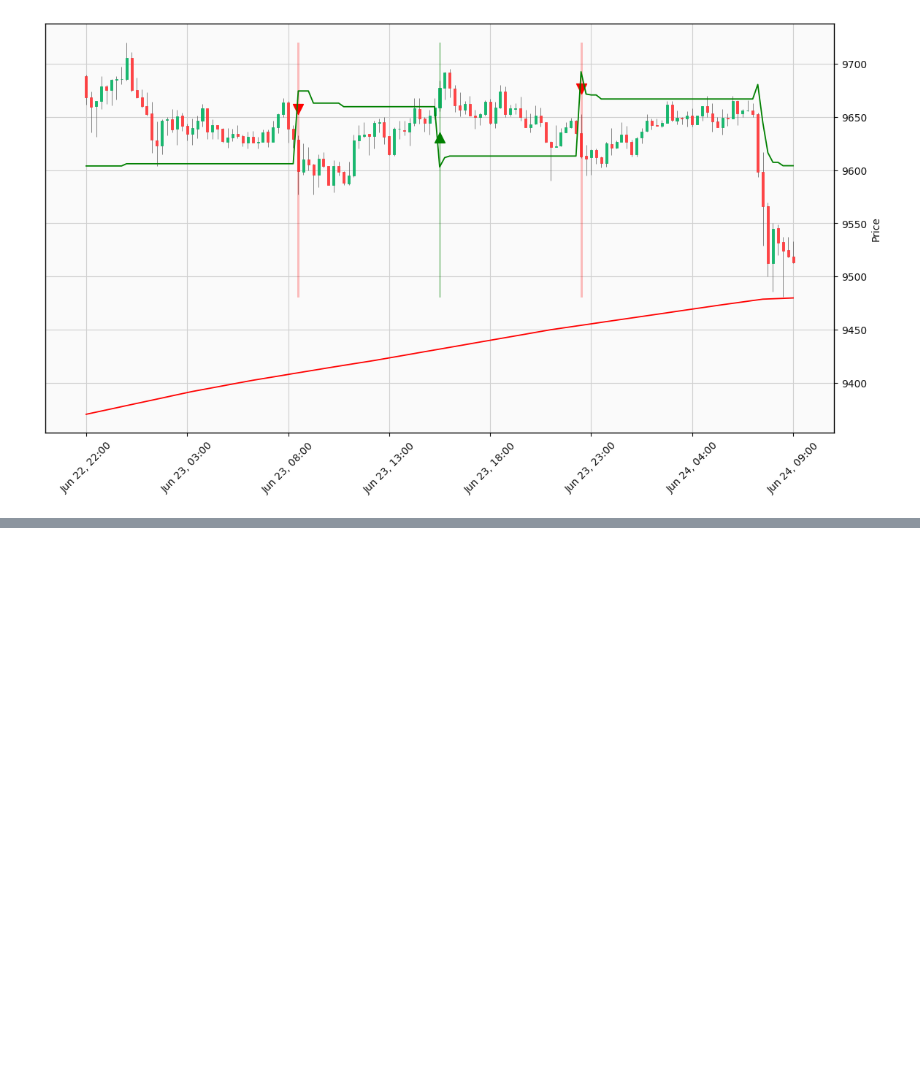
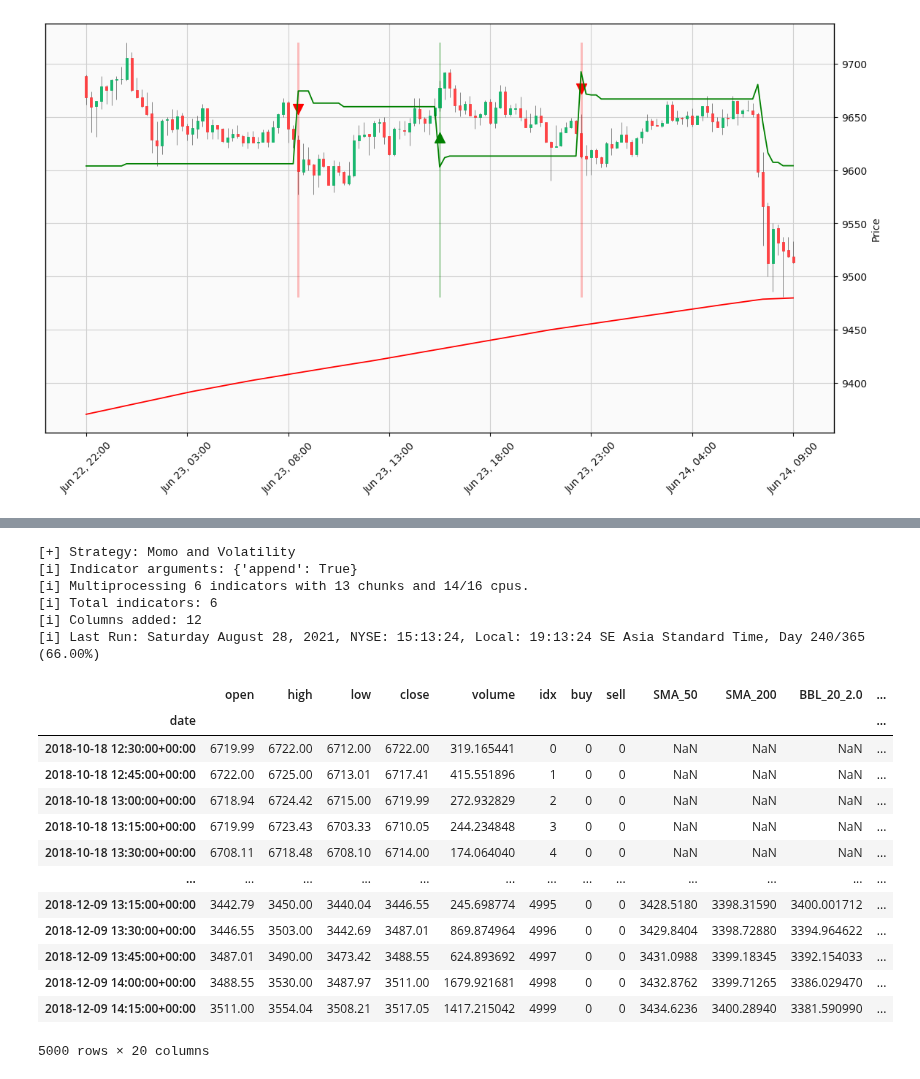
Before and after one commit to webclinic017/superft, a Jupyter notebook: notebooks/Strategy Builder.ipynb, the cells around one changed output, grey strips where cells are left out. Drawn from its saved outputs; the diff is of its cells as text; code cells hidden in the pictures; blank space fills up the shorter version.

```diff
--- a/notebooks/Strategy Builder.ipynb
+++ b/notebooks/Strategy Builder.ipynb
@@ -294,3 +312,46 @@ del dataframe
 df_ = pd.DataFrame()
 df_.ta.indicators()
 help(pta.su)
+# %%
+# Pandas TA strategies
+df = df_load.copy()[:5000]
+
+# Create your own Custom Strategy
+
+CustomStrategy = pta.Strategy(
+    name="Momo and Volatility",
+    description="SMA 50,200, BBANDS, RSI, MACD and Volume SMA 20",
+    ta=[
+        {"kind": "sma", "length": 50},
+        {"kind": "sma", "length": 200},
+        {"kind": "bbands", "length": 20},
+        {"kind": "rsi"},
+        {"kind": "macd", "fast": 8, "slow": 21},
+        {"kind": "sma", "close": "volume", "length": 20, "prefix": "VOLUME"},
+    ]
+)
+# To run your "Custom Strategy"
+df.ta.cores = 14
+df.ta.strategy(CustomStrategy, verbose=True)
+df
+# %% [output]
+[+] Strategy: Momo and Volatility
+[i] Indicator arguments: {'append': True}
+[i] Multiprocessing 6 indicators with 13 chunks and 14/16 cpus.
+[i] Total indicators: 6
+[i] Columns added: 12
+[i] Last Run: Saturday August 28, 2021, NYSE: 15:13:24, Local: 19:13:24 SE Asia Standard Time, Day 240/365 (66.00%)
+|  | open | high | low | close | volume | idx | buy | sell | SMA_50 | SMA_200 | BBL_20_2.0 | ... |
+| date |  |  |  |  |  |  |  |  |  |  |  | ... |
+| 2018-10-18 12:30:00+00:00 | 6719.99 | 6722.00 | 6712.00 | 6722.00 | 319.165441 | 0 | 0 | 0 | NaN | NaN | NaN | ... |
+| 2018-10-18 12:45:00+00:00 | 6722.00 | 6725.00 | 6713.01 | 6717.41 | 415.551896 | 1 | 0 | 0 | NaN | NaN | NaN | ... |
+| 2018-10-18 13:00:00+00:00 | 6718.94 | 6724.42 | 6715.00 | 6719.99 | 272.932829 | 2 | 0 | 0 | NaN | NaN | NaN | ... |
+| 2018-10-18 13:15:00+00:00 | 6719.99 | 6723.43 | 6703.33 | 6710.05 | 244.234848 | 3 | 0 | 0 | NaN | NaN | NaN | ... |
+| 2018-10-18 13:30:00+00:00 | 6708.11 | 6718.48 | 6708.10 | 6714.00 | 174.064040 | 4 | 0 | 0 | NaN | NaN | NaN | ... |
+| ... | ... | ... | ... | ... | ... | ... | ... | ... | ... | ... | ... | ... |
+| 2018-12-09 13:15:00+00:00 | 3442.79 | 3450.00 | 3440.04 | 3446.55 | 245.698774 | 4995 | 0 | 0 | 3428.5180 | 3398.31590 | 3400.001712 | ... |
+| 2018-12-09 13:30:00+00:00 | 3446.55 | 3503.00 | 3442.69 | 3487.01 | 869.874964 | 4996 | 0 | 0 | 3429.8404 | 3398.72880 | 3394.964622 | ... |
+| 2018-12-09 13:45:00+00:00 | 3487.01 | 3490.00 | 3473.42 | 3488.55 | 624.893692 | 4997 | 0 | 0 | 3431.0988 | 3399.18345 | 3392.154033 | ... |
+| 2018-12-09 14:00:00+00:00 | 3488.55 | 3530.00 | 3487.97 | 3511.00 | 1679.921681 | 4998 | 0 | 0 | 3432.8762 | 3399.71265 | 3386.029470 | ... |
+| 2018-12-09 14:15:00+00:00 | 3511.00 | 3554.04 | 3508.21 | 3517.05 | 1417.215042 | 4999 | 0 | 0 | 3434.6236 | 3400.28940 | 3381.590990 | ... |
+5000 rows × 20 columns
```
Also changed, not shown: parts of 5 cells of this notebook, 49 other files.
